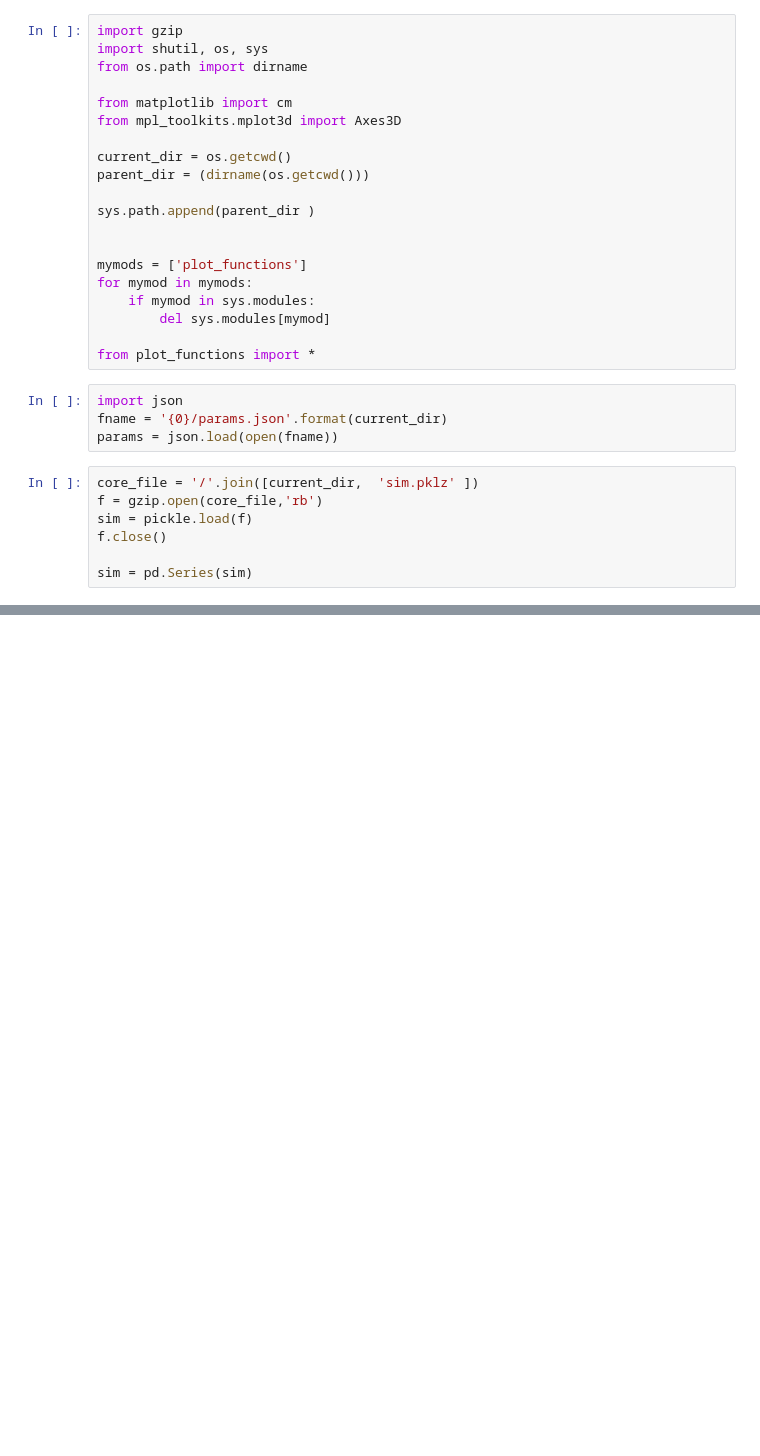
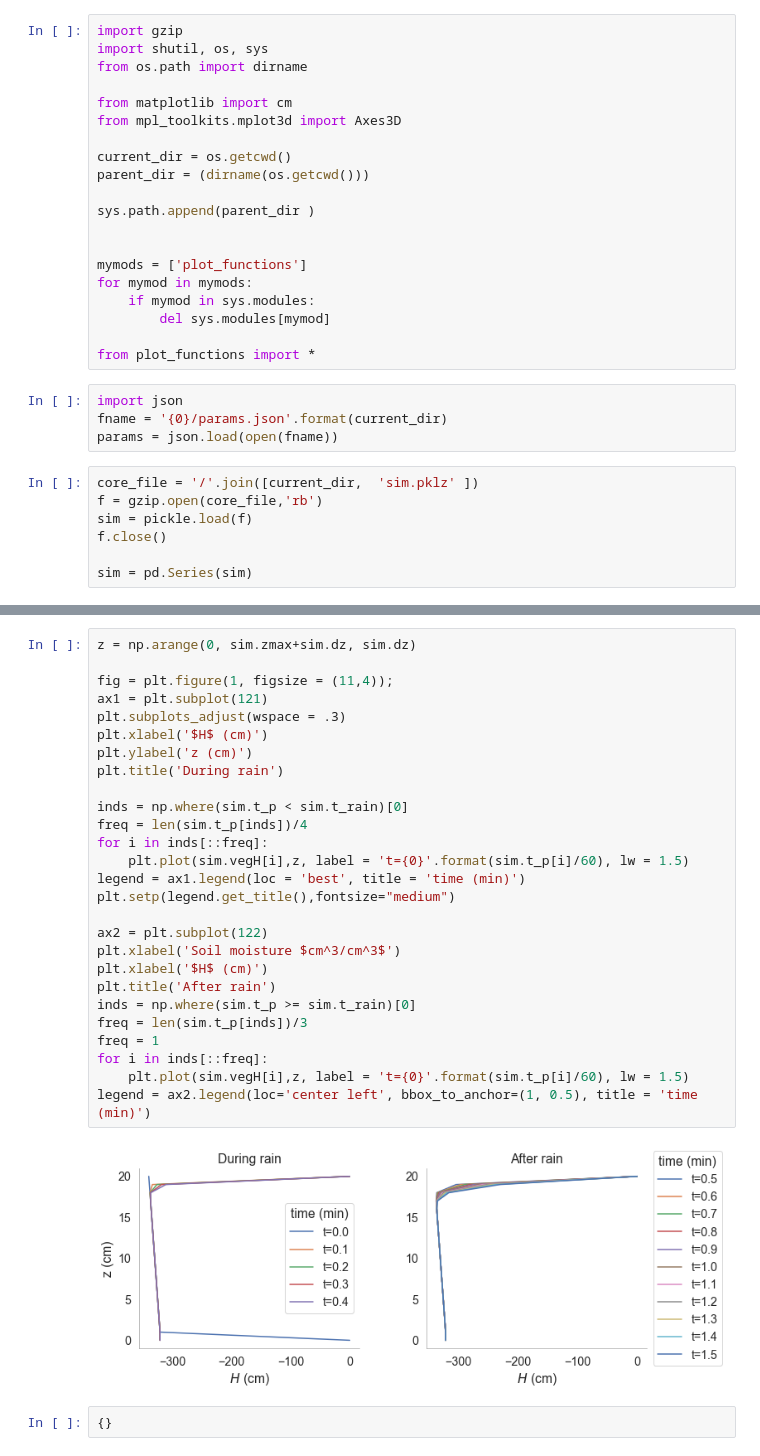
Before and after one commit to octavia-crompton/SVE-R, a Jupyter notebook: example_rain/rain_example.ipynb, the cells around one changed output, grey strips where cells are left out. Cells and saved outputs as stored; diff of their text form; blank space fills up the shorter version.

```diff
--- a/example_rain/rain_example.ipynb
+++ b/example_rain/rain_example.ipynb
@@ -134,0 +135,31 @@ ax.view_init(25, 195)
+# %%
+z = np.arange(0, sim.zmax+sim.dz, sim.dz)
+
+fig = plt.figure(1, figsize = (11,4));
+ax1 = plt.subplot(121)
+plt.subplots_adjust(wspace = .3)
+plt.xlabel('$H$ (cm)')
+plt.ylabel('z (cm)')
+plt.title('During rain')
+
+inds = np.where(sim.t_p < sim.t_rain)[0]
+freq = len(sim.t_p[inds])/4
+for i in inds[::freq]:
+    plt.plot(sim.vegH[i],z, label = 't={0}'.format(sim.t_p[i]/60), lw = 1.5)
+legend = ax1.legend(loc = 'best', title = 'time (min)')
+plt.setp(legend.get_title(),fontsize="medium")
+
+ax2 = plt.subplot(122)
+plt.xlabel('Soil moisture $cm^3/cm^3$')
+plt.xlabel('$H$ (cm)')
+plt.title('After rain')
+inds = np.where(sim.t_p >= sim.t_rain)[0]
+freq = len(sim.t_p[inds])/3
+freq = 1
+for i in inds[::freq]:
+    plt.plot(sim.vegH[i],z, label = 't={0}'.format(sim.t_p[i]/60), lw = 1.5)
+legend = ax2.legend(loc='center left', bbox_to_anchor=(1, 0.5), title = 'time (min)')
+# %% [output]
+[figure, added]
+# %%
+{}
```
Also changed, not shown: parts of 4 cells of this notebook, 21 other files.
